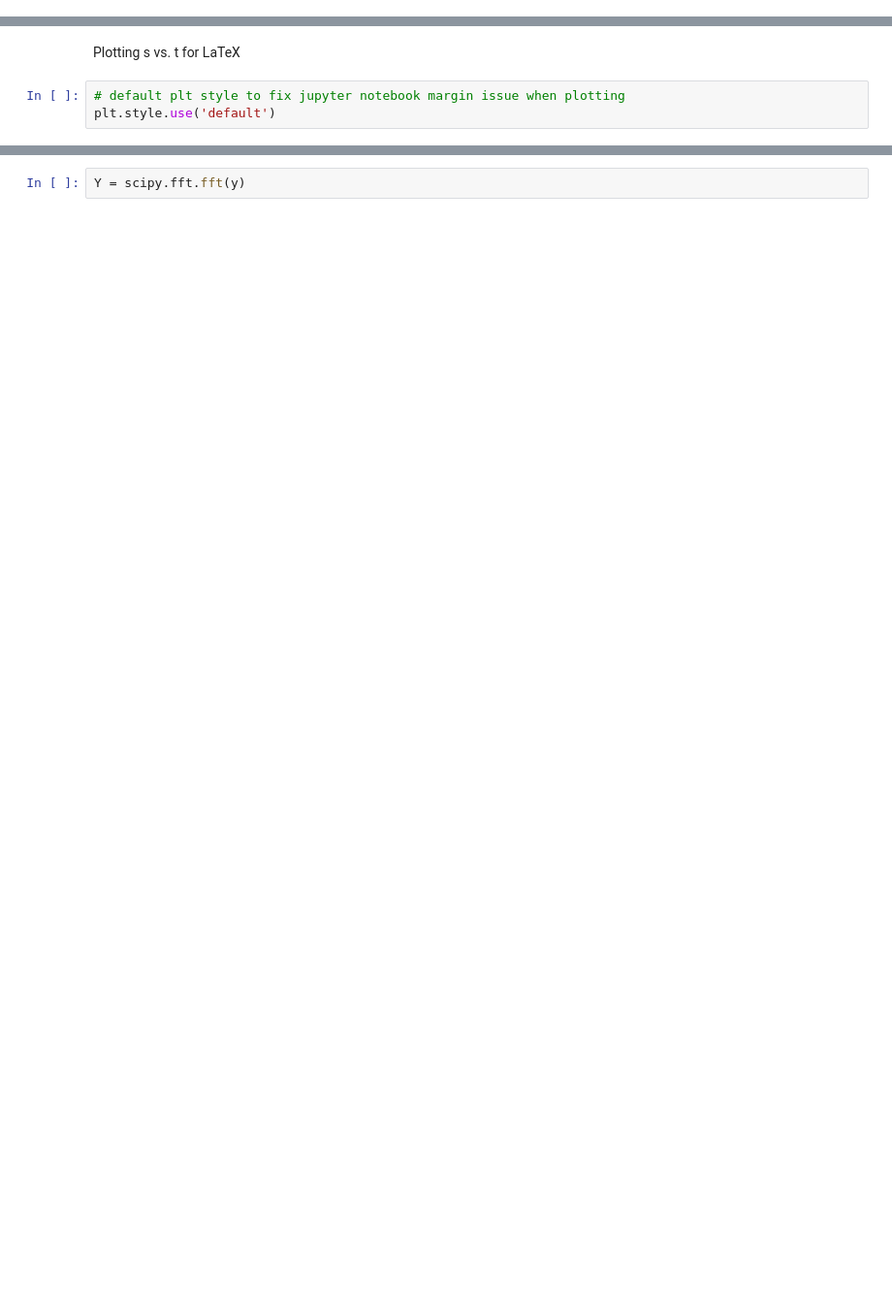
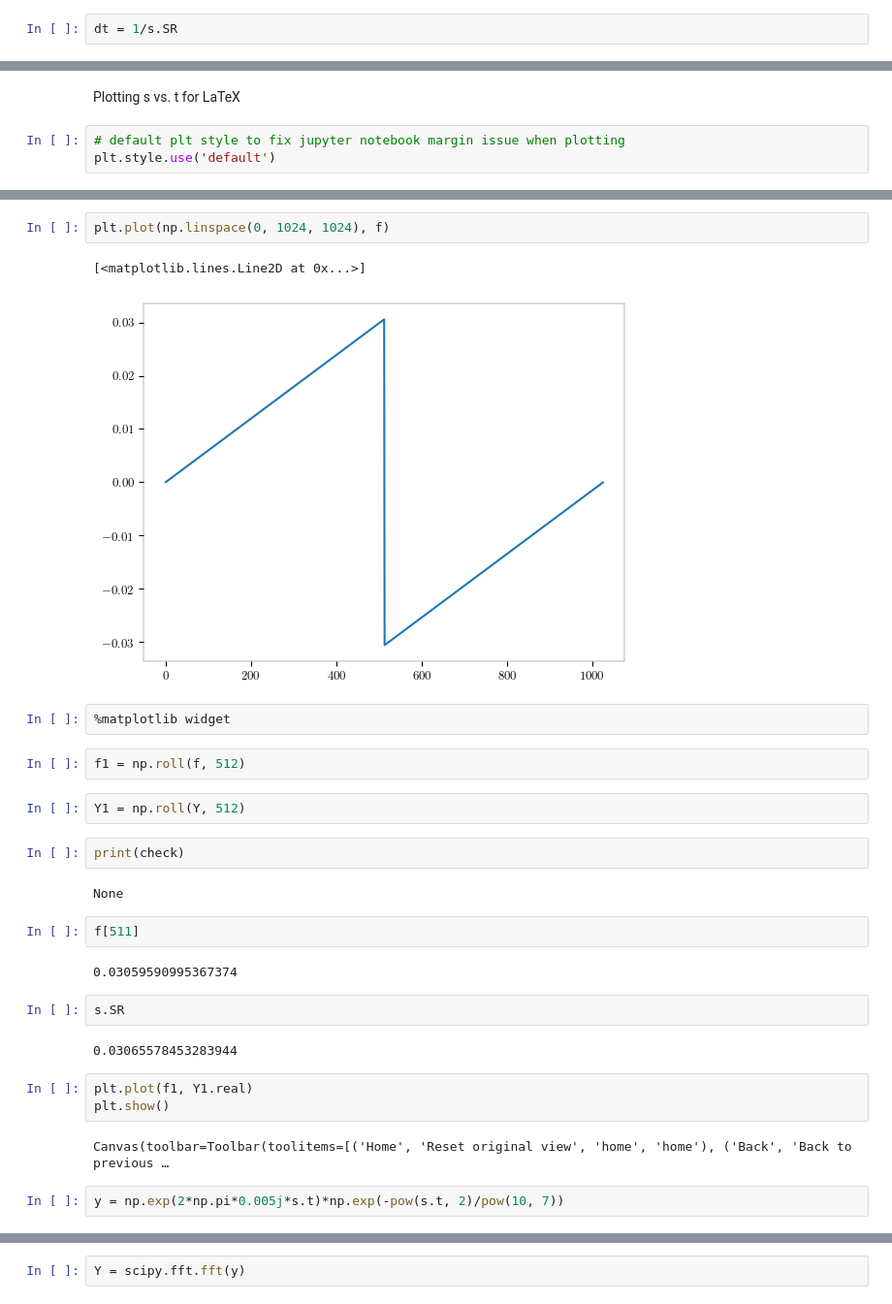
Before and after one commit to sejin8642/ftnmr, a Jupyter notebook: latex/ft/ft.ipynb, the cells around one changed output, grey strips where cells are left out. Shown: that part at 97% size. Drawn from its saved outputs; the diff is of its cells as text; blank space fills up the shorter version.

```diff
--- a/latex/ft/ft.ipynb
+++ b/latex/ft/ft.ipynb
@@ -23,3 +31,5 @@ s.w
 s.SR
 # %% [output]
 0.06131156906567888
+# %%
+dt = 1/s.SR
@@ -96,0 +138,30 @@ graph(x, y)
+# %%
+plt.plot(np.linspace(0, 1024, 1024), f)
+# %% [output]
+[<matplotlib.lines.Line2D at 0x...>]
+[figure, added]
+# %%
+%matplotlib widget
+# %%
+f1 = np.roll(f, 512)
+# %%
+Y1 = np.roll(Y, 512)
+# %%
+print(check)
+# %% [output]
+None
+# %%
+f[511]
+# %% [output]
+0.03059590995367374
+# %%
+s.SR
+# %% [output]
+0.03065578453283944
+# %%
+plt.plot(f1, Y1.real)
+plt.show()
+# %% [output]
+Canvas(toolbar=Toolbar(toolitems=[('Home', 'Reset original view', 'home', 'home'), ('Back', 'Back to previous …
+# %%
+y = np.exp(2*np.pi*0.005j*s.t)*np.exp(-pow(s.t, 2)/pow(10, 7))
```
Also changed, not shown: parts of 26 cells of this notebook, 1 other file.
